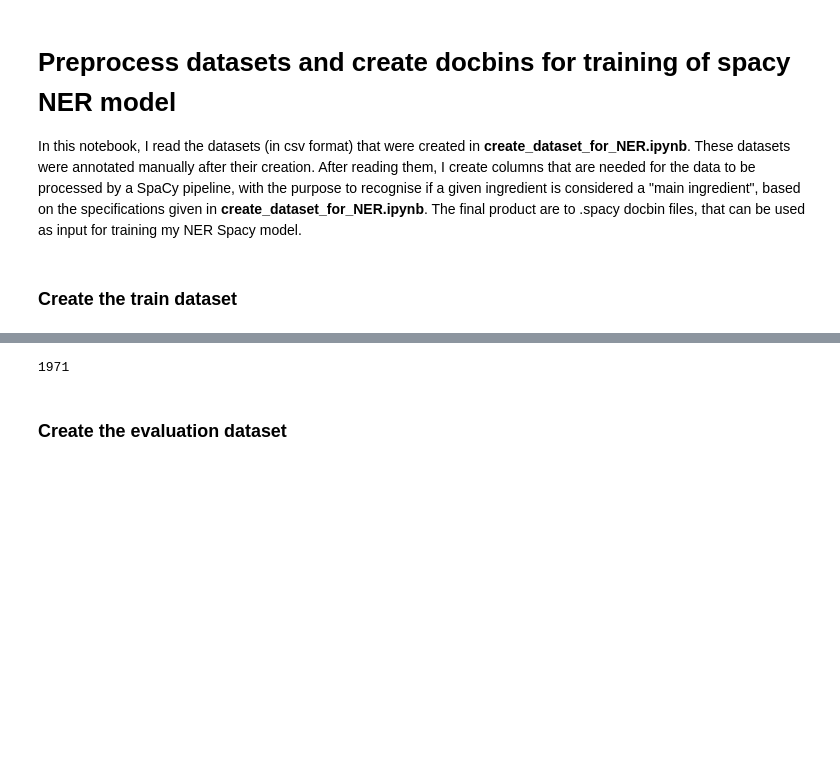
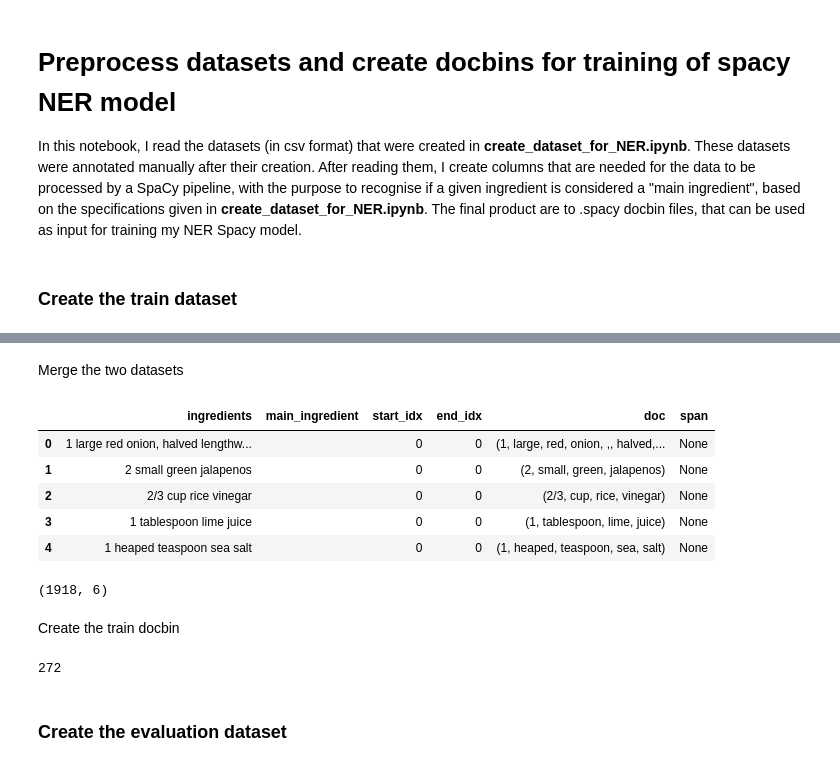
Before and after one commit to mkalimeri/cooking_inspiration, a Jupyter notebook: notebooks/preprocess_dataset_for_NER_training.ipynb, the cells around one changed output, grey strips where cells are left out. Drawn from its saved outputs; the diff is of its cells as text; code cells hidden in the pictures; blank space fills up the shorter version.

```diff
--- a/notebooks/preprocess_dataset_for_NER_training.ipynb
+++ b/notebooks/preprocess_dataset_for_NER_training.ipynb
@@ -88,0 +150,16 @@ db = create_docbin_with_data(ingredients_ner_df)
+# %% [markdown]
+Merge the two datasets
+# %%
+train_data_df = pd.concat([ingredients_ner_df, ingredients_rows_ottolenghi_df], ignore_index=True)
+train_data_df.head()
+# %% [output]
+|  | ingredients | main_ingredient | start_idx | end_idx | doc | span |
+| 0 | 1 large red onion, halved lengthw... |  | 0 | 0 | (1, large, red, onion, ,, halved,... | None |
+| 1 | 2 small green jalapenos |  | 0 | 0 | (2, small, green, jalapenos) | None |
+| 2 | 2/3 cup rice vinegar |  | 0 | 0 | (2/3, cup, rice, vinegar) | None |
+| 3 | 1 tablespoon lime juice |  | 0 | 0 | (1, tablespoon, lime, juice) | None |
+| 4 | 1 heaped teaspoon sea salt |  | 0 | 0 | (1, heaped, teaspoon, sea, salt) | None |
+# %%
+train_data_df.shape
+# %% [output]
+(1918, 6)
@@ -88,0 +170,2 @@ db = create_docbin_with_data(ingredients_ner_df)
+# %% [markdown]
+Create the train docbin
@@ -89,8 +174,8 @@ db = create_docbin_with_data(ingredients_ner_df)
 # %%
 print(db.__len__())
-db.to_disk("train.spacy")
+db.to_disk("train_large_ottolenghi.spacy")
 # %% [output]
-1971
+272
 # %% [markdown]
 ### Create the evaluation dataset
 # %%
```
Also changed, not shown: parts of 14 cells of this notebook, 20 other files.
